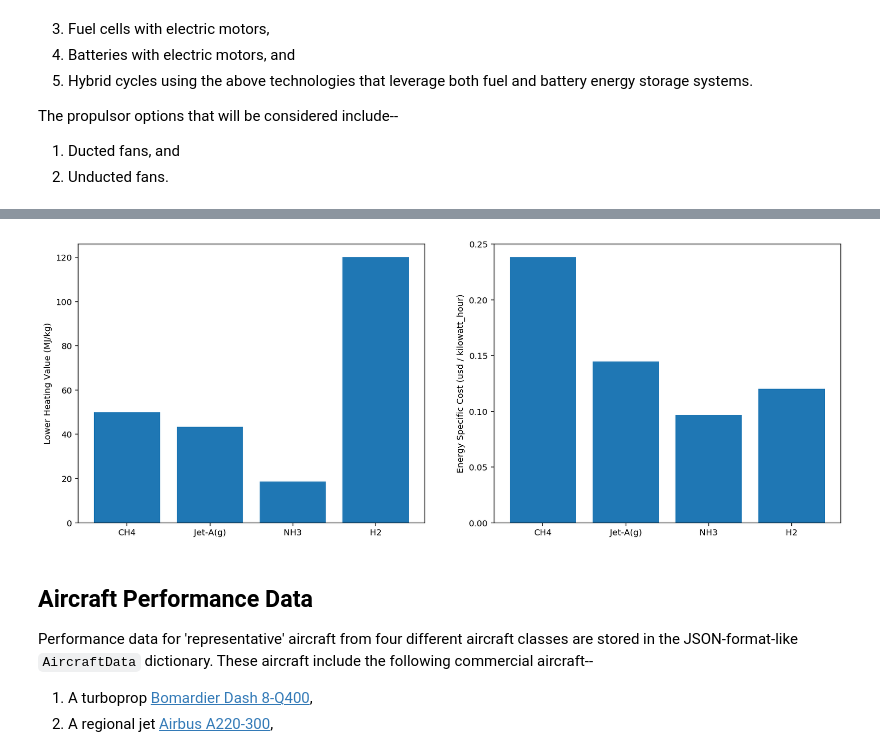
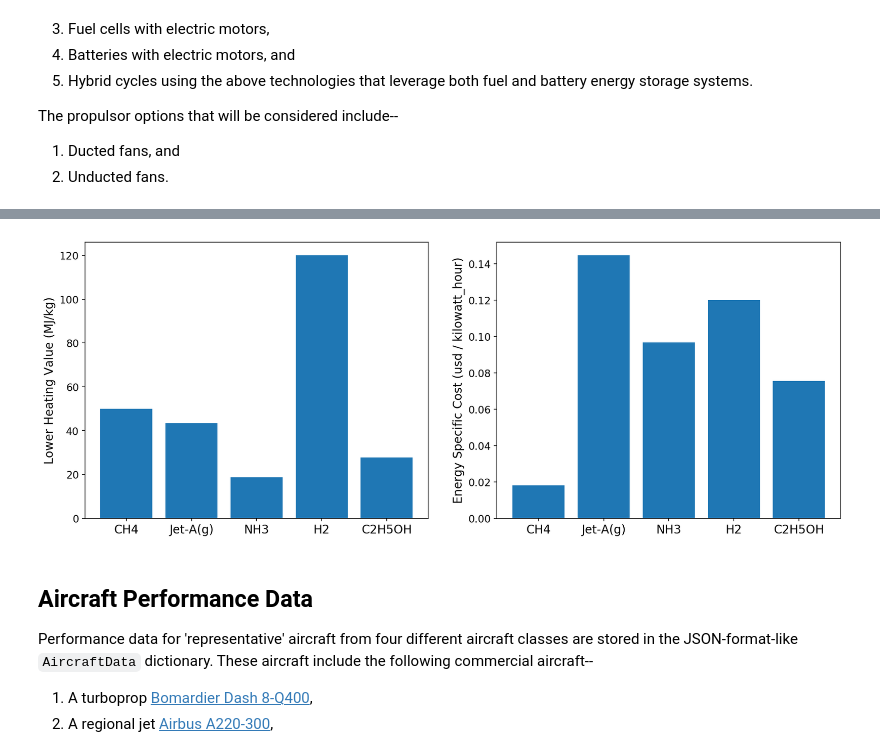
Before and after one commit to davetew/Zero-Carbon-Aviation, a Jupyter notebook: Zero_Carbon_Aviation_Colab.ipynb, the cells around one changed output, grey strips where cells are left out. Drawn from its saved outputs; the diff is of its cells as text; code cells hidden in the pictures.

```diff
--- a/Zero_Carbon_Aviation_Colab.ipynb
+++ b/Zero_Carbon_Aviation_Colab.ipynb
@@ -163,7 +168,7 @@ class Fuel:
 
 class Methane(Fuel):
     """Methane per the NASA CEA Code Specification"""
-    def __init__(self, specific_cost=Q_(1.4, ureg['usd/liter'])):
+    def __init__(self, specific_cost=Q_(0.25, ureg['usd/kg'])):
 
       # Initialize the superclass using the below Cantera phase definition
       Fuel.__init__(self, phase_definition=
@@ -216,3 +221,17 @@ class Hydrogen(Fuel):
                         initial_state=state(temperature=300, pressure=101325))''',
                     specific_cost=specific_cost,
                     liquid_density=Q_(71, ureg['kg/meter**3']))
+
+class Ethanol(Fuel):
+    """Jet Fuel per the NASA CEA Code Specification"""
+    def __init__(self, specific_cost=Q_(1.74, ureg['usd/gallon'])):
+
+      # Initialize the superclass using the below Cantera phase definition
+      Fuel.__init__(self, phase_definition=
+                    '''ideal_gas(name='C2H5OH',
+                        elements='C O H N',
+                        species='nasa_gas:C2H5OH H2O CO2 O2 N2',
+                        options=['skip_undeclared_elements'],
+                        initial_state=state(temperature=300, pressure=101325))''',
+                    specific_cost=specific_cost,
+                    liquid_density=Q_(789, ureg['kg/meter**3']))
@@ -219,30 +266,40 @@ class Hydrogen(Fuel):
 # %%
-ch4 = Methane()
+#@title Chemical Storage Media Mass-Specific Energy & Energy-Specific Cost
+
+# Natural gas cost
+energy_specific_cost = Q_(5/1.037*1.1/1e6, ureg['usd/Btu'])
+mass_specific_cost = ( energy_specific_cost * 50*ureg['MJ/kg'] ).to(ureg['usd/kg'])
+
+ch4 = Methane(specific_cost=mass_specific_cost)
 
 bioK = JetA()
 
 nh3 = Ammonia()
 
 h2 = Hydrogen()
 
-fuels = [ch4, bioK, nh3, h2]
+c2h5oh = Ethanol()
+
+fuels = [ch4, bioK, nh3, h2, c2h5oh]
 
 fig, (ax1, ax2) = plt.subplots(1,2,figsize=(16,6))
 ind = np.arange(1,len(fuels)+1)
 
 ax1.bar(ind, [fuel.lower_heating_value.to('MJ/kg').magnitude for fuel in fuels])
 ax1.set_xticks(ind)
-ax1.set_xticklabels([fuel.phase.name for fuel in fuels])
-ax1.set_ylabel('Lower Heating Value (MJ/kg)')
+ax1.set_xticklabels([fuel.phase.name for fuel in fuels], fontsize=14)
+ax1.tick_params(axis='y', labelsize=12)
+ax1.set_ylabel('Lower Heating Value (MJ/kg)', fontsize=14)
 
 ax2.bar(ind, [fuel.cost_energy_specific.magnitude for fuel in fuels])
 ax2.set_xticks(ind)
-ax2.set_xticklabels([fuel.phase.name for fuel in fuels])
-ax2.set_ylabel(f'Energy Specific Cost ({fuels[0].cost_energy_specific.units})')
+ax2.set_xticklabels([fuel.phase.name for fuel in fuels], fontsize=14)
+ax2.tick_params(axis='y', labelsize=12)
+ax2.set_ylabel(f'Energy Specific Cost ({fuels[0].cost_energy_specific.units})', fontsize=14)
 
 plt.show()
 # %% [output]
-[figure, old version]
+[figure, new version]
 # %% [markdown]
 ## Aircraft Performance Data
 
```
Also changed, not shown: parts of 10 cells of this notebook.
